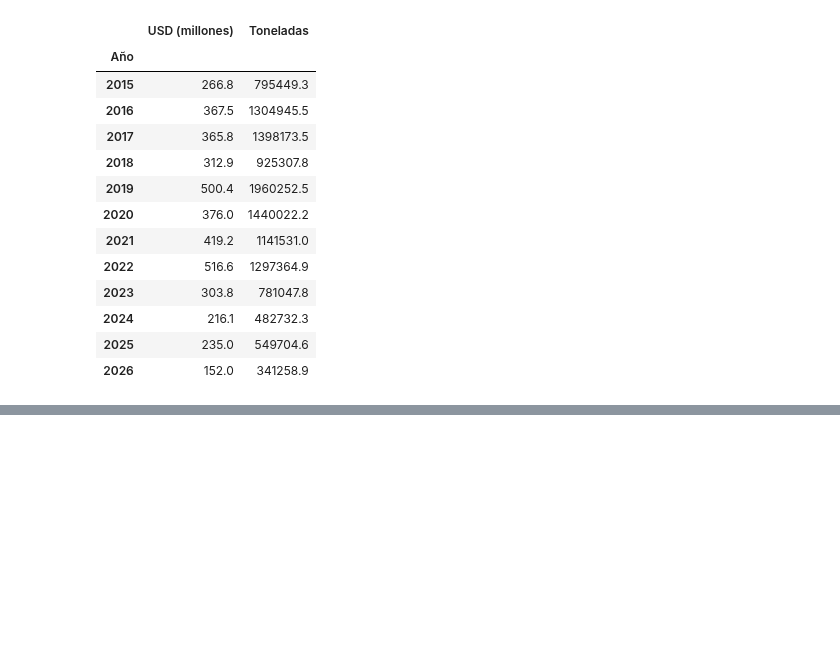
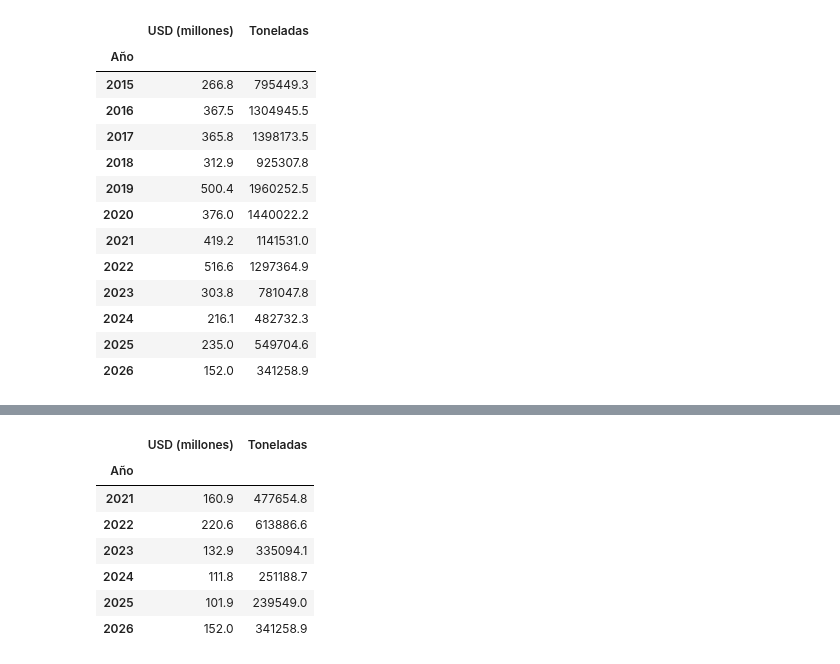
Before and after one commit to sandovalnair1109/exportaciones-chaco, a Jupyter notebook: notebooks/fase1_serie_mensual_chaco.ipynb, the cells around one changed output, grey strips where cells are left out. Drawn from its saved outputs; the diff is of its cells as text; code cells hidden in the pictures; blank space fills up the shorter version.

Commit message:
feat: contrastar total 2025 vs. oficial y calcular acumulado año a fecha (Fase 1.10-1.11)

```diff
--- a/notebooks/fase1_serie_mensual_chaco.ipynb
+++ b/notebooks/fase1_serie_mensual_chaco.ipynb
@@ -199,0 +241,24 @@ tabla_2015_2026
+# %%
+acumulado = serie_mensual.copy()
+acumulado['Año'] = acumulado.index.year
+acumulado['Mes'] = acumulado.index.month
+
+acumulado['FOB_dólar_acum'] = acumulado.groupby('Año')['FOB_dólar'].cumsum()
+acumulado['Peso_neto_acum'] = acumulado.groupby('Año')['Peso neto'].cumsum()
+
+# Comparamos el acumulado a junio (mes 6) de cada año, 2021-2026
+acum_a_junio = acumulado[acumulado['Mes'] == 6][['Año', 'FOB_dólar_acum', 'Peso_neto_acum']]
+acum_a_junio = acum_a_junio.set_index('Año').loc[2021:2026]
+acum_a_junio['USD (millones)'] = acum_a_junio['FOB_dólar_acum'] / 1_000_000
+acum_a_junio['Toneladas'] = acum_a_junio['Peso_neto_acum'] / 1000
+
+acum_a_junio[['USD (millones)', 'Toneladas']].round(1)
+# %% [output]
+|  | USD (millones) | Toneladas |
+| Año |  |  |
+| 2021 | 160.9 | 477654.8 |
+| 2022 | 220.6 | 613886.6 |
+| 2023 | 132.9 | 335094.1 |
+| 2024 | 111.8 | 251188.7 |
+| 2025 | 101.9 | 239549.0 |
+| 2026 | 152.0 | 341258.9 |
```
Also changed, not shown: parts of 3 cells of this notebook.
